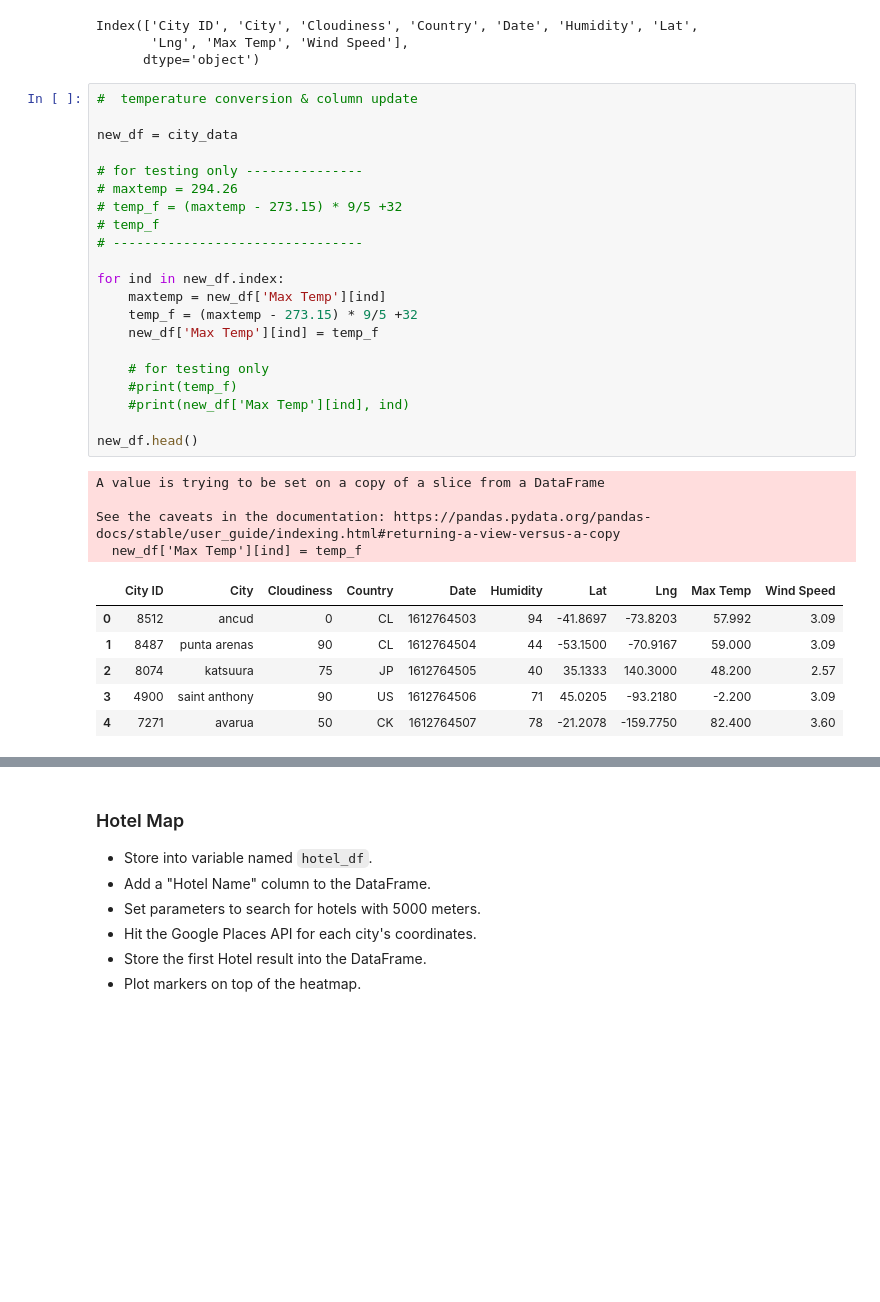
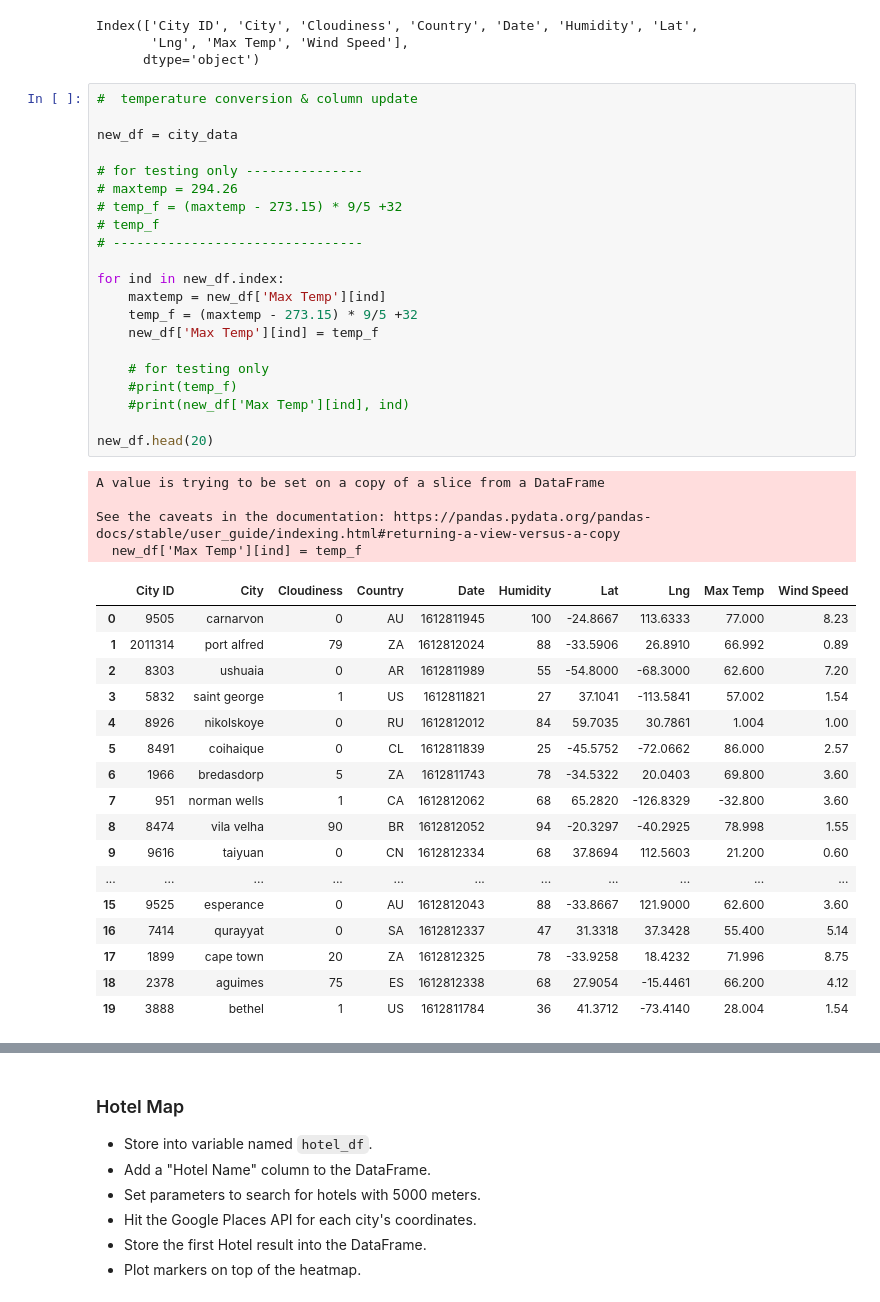
Before and after one commit to mbarrera2020/python-api-challenge, a Jupyter notebook: WeatherPy/mainVacationPy-mb1test.ipynb, the cells around one changed output, grey strips where cells are left out. Cells and saved outputs as stored; diff of their text form; blank space fills up the shorter version.

```diff
--- a/WeatherPy/mainVacationPy-mb1test.ipynb
+++ b/WeatherPy/mainVacationPy-mb1test.ipynb
@@ -92,35 +93,46 @@ Index(['City ID', 'City', 'Cloudiness', 'Country', 'Date', 'Humidity', 'Lat',
 # %%
 #  temperature conversion & column update
 
 new_df = city_data
 
 # for testing only ---------------
 # maxtemp = 294.26
 # temp_f = (maxtemp - 273.15) * 9/5 +32
 # temp_f
 # --------------------------------
 
 for ind in new_df.index:
     maxtemp = new_df['Max Temp'][ind]
     temp_f = (maxtemp - 273.15) * 9/5 +32
     new_df['Max Temp'][ind] = temp_f
 
     # for testing only
     #print(temp_f)
     #print(new_df['Max Temp'][ind], ind)
 
-new_df.head()
+new_df.head(20)
 # %% [output]
 A value is trying to be set on a copy of a slice from a DataFrame
 
 See the caveats in the documentation: https://pandas.pydata.org/pandas-docs/stable/user_guide/indexing.html#returning-a-view-versus-a-copy
   new_df['Max Temp'][ind] = temp_f
 |  | City ID | City | Cloudiness | Country | Date | Humidity | Lat | Lng | Max Temp | Wind Speed |
-| 0 | 8512 | ancud | 0 | CL | 1612764503 | 94 | -41.8697 | -73.8203 | 57.992 | 3.09 |
-| 1 | 8487 | punta arenas | 90 | CL | 1612764504 | 44 | -53.1500 | -70.9167 | 59.000 | 3.09 |
-| 2 | 8074 | katsuura | 75 | JP | 1612764505 | 40 | 35.1333 | 140.3000 | 48.200 | 2.57 |
-| 3 | 4900 | saint anthony | 90 | US | 1612764506 | 71 | 45.0205 | -93.2180 | -2.200 | 3.09 |
-| 4 | 7271 | avarua | 50 | CK | 1612764507 | 78 | -21.2078 | -159.7750 | 82.400 | 3.60 |
+| 0 | 9505 | carnarvon | 0 | AU | 1612811945 | 100 | -24.8667 | 113.6333 | 77.000 | 8.23 |
+| 1 | 2011314 | port alfred | 79 | ZA | 1612812024 | 88 | -33.5906 | 26.8910 | 66.992 | 0.89 |
+| 2 | 8303 | ushuaia | 0 | AR | 1612811989 | 55 | -54.8000 | -68.3000 | 62.600 | 7.20 |
+| 3 | 5832 | saint george | 1 | US | 1612811821 | 27 | 37.1041 | -113.5841 | 57.002 | 1.54 |
+| 4 | 8926 | nikolskoye | 0 | RU | 1612812012 | 84 | 59.7035 | 30.7861 | 1.004 | 1.00 |
+| 5 | 8491 | coihaique | 0 | CL | 1612811839 | 25 | -45.5752 | -72.0662 | 86.000 | 2.57 |
+| 6 | 1966 | bredasdorp | 5 | ZA | 1612811743 | 78 | -34.5322 | 20.0403 | 69.800 | 3.60 |
+| 7 | 951 | norman wells | 1 | CA | 1612812062 | 68 | 65.2820 | -126.8329 | -32.800 | 3.60 |
+| 8 | 8474 | vila velha | 90 | BR | 1612812052 | 94 | -20.3297 | -40.2925 | 78.998 | 1.55 |
+| 9 | 9616 | taiyuan | 0 | CN | 1612812334 | 68 | 37.8694 | 112.5603 | 21.200 | 0.60 |
+| ... | ... | ... | ... | ... | ... | ... | ... | ... | ... | ... |
+| 15 | 9525 | esperance | 0 | AU | 1612812043 | 88 | -33.8667 | 121.9000 | 62.600 | 3.60 |
+| 16 | 7414 | qurayyat | 0 | SA | 1612812337 | 47 | 31.3318 | 37.3428 | 55.400 | 5.14 |
+| 17 | 1899 | cape town | 20 | ZA | 1612812325 | 78 | -33.9258 | 18.4232 | 71.996 | 8.75 |
+| 18 | 2378 | aguimes | 75 | ES | 1612812338 | 68 | 27.9054 | -15.4461 | 66.200 | 4.12 |
+| 19 | 3888 | bethel | 1 | US | 1612811784 | 36 | 41.3712 | -73.4140 | 28.004 | 1.54 |
 # %%
 #vacation selection criteria
 #temperature 70-80 degrees
```
Also changed, not shown: parts of 13 cells of this notebook, 5 other files.
